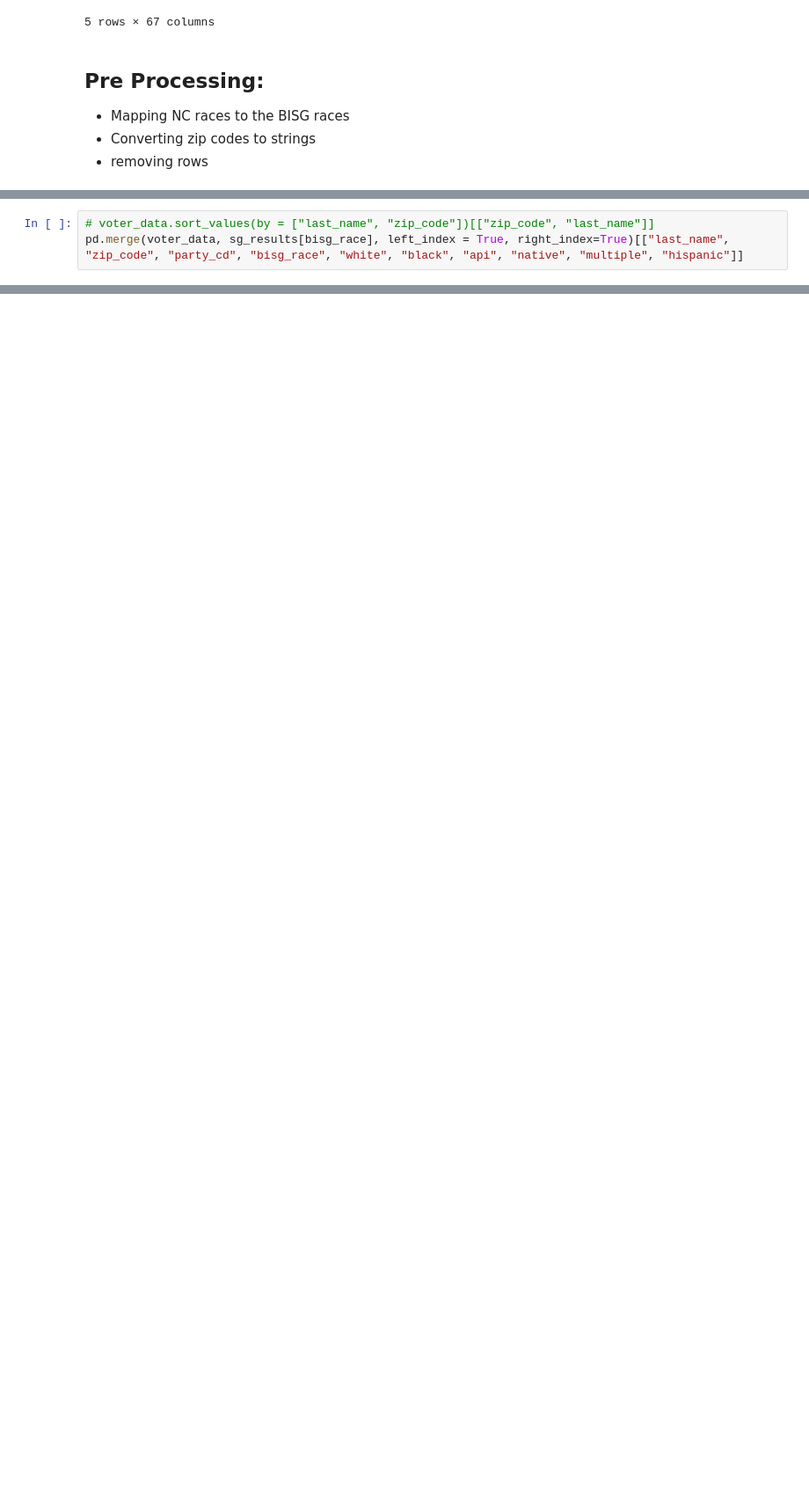
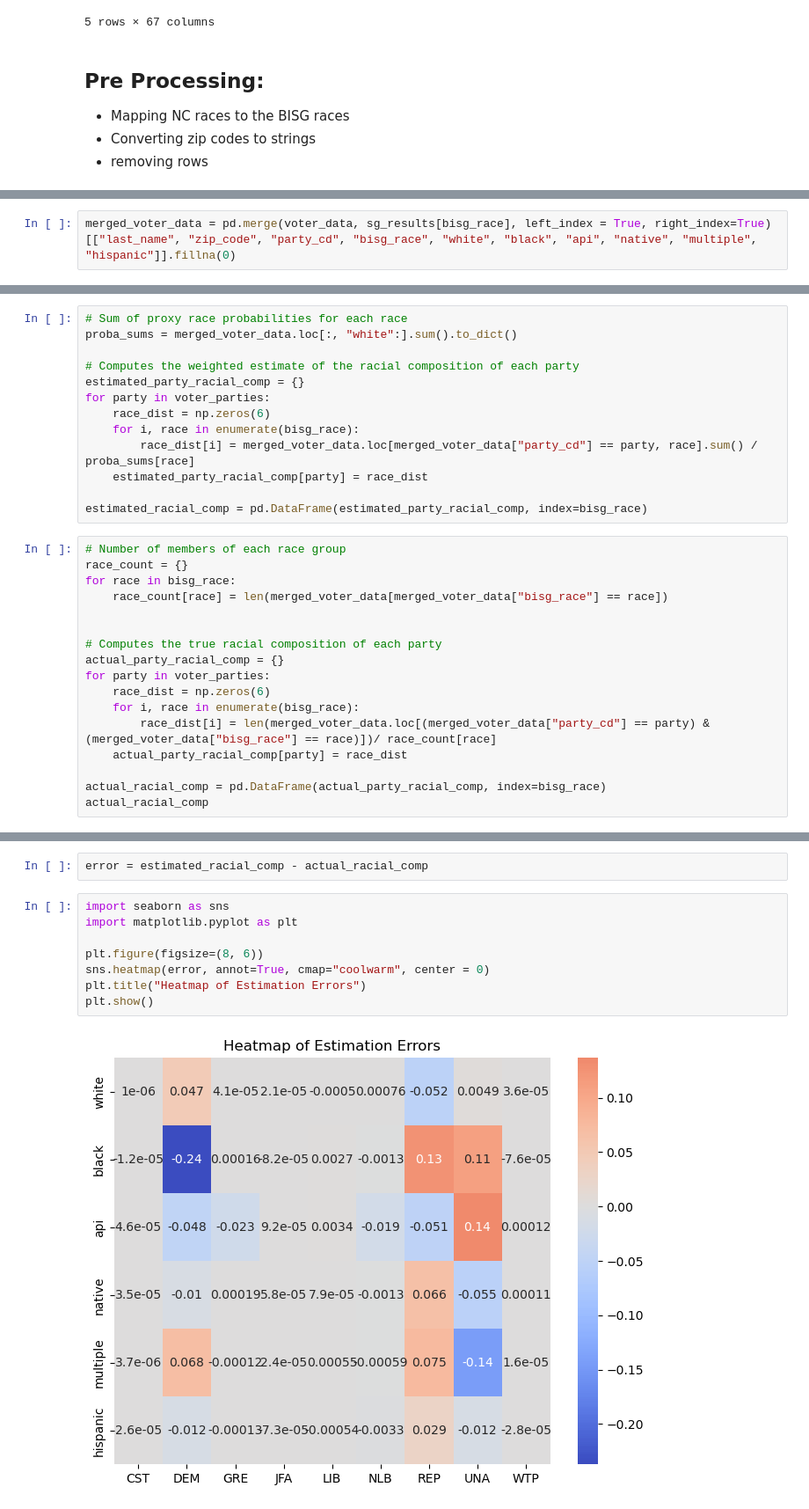
Before and after one commit to saminourji/BISGproject, a Jupyter notebook: src/BISG_North_Carolina_Voter_Registration_Analysis.ipynb, the cells around one changed output, grey strips where cells are left out. Shown at 88% size. Cells and saved outputs as stored; diff of their text form; blank space fills up the shorter version.

Commit message:
updated BISG class, added estimator and viz

```diff
--- a/src/BISG_North_Carolina_Voter_Registration_Analysis.ipynb
+++ b/src/BISG_North_Carolina_Voter_Registration_Analysis.ipynb
@@ -137,3 +125,2 @@ sg_results.sort_values(by = ["name", "zcta5"])
 # %%
-# voter_data.sort_values(by = ["last_name", "zip_code"])[["zip_code", "last_name"]]
-pd.merge(voter_data, sg_results[bisg_race], left_index = True, right_index=True)[["last_name", "zip_code", "party_cd", "bisg_race", "white", "black", "api", "native", "multiple", "hispanic"]]
+merged_voter_data = pd.merge(voter_data, sg_results[bisg_race], left_index = True, right_index=True)[["last_name", "zip_code", "party_cd", "bisg_race", "white", "black", "api", "native", "multiple", "hispanic"]].fillna(0)
@@ -171,0 +130,30 @@ for race in bisg_race:
+# %%
+# Sum of proxy race probabilities for each race
+proba_sums = merged_voter_data.loc[:, "white":].sum().to_dict()
+
+# Computes the weighted estimate of the racial composition of each party
+estimated_party_racial_comp = {}
+for party in voter_parties:
+    race_dist = np.zeros(6)
+    for i, race in enumerate(bisg_race):
+        race_dist[i] = merged_voter_data.loc[merged_voter_data["party_cd"] == party, race].sum() / proba_sums[race]
+    estimated_party_racial_comp[party] = race_dist
+
+estimated_racial_comp = pd.DataFrame(estimated_party_racial_comp, index=bisg_race)
+# %%
+# Number of members of each race group
+race_count = {}
+for race in bisg_race:
+    race_count[race] = len(merged_voter_data[merged_voter_data["bisg_race"] == race])
+
+
+# Computes the true racial composition of each party
+actual_party_racial_comp = {}
+for party in voter_parties:
+    race_dist = np.zeros(6)
+    for i, race in enumerate(bisg_race):
+        race_dist[i] = len(merged_voter_data.loc[(merged_voter_data["party_cd"] == party) & (merged_voter_data["bisg_race"] == race)])/ race_count[race]
+    actual_party_racial_comp[party] = race_dist
+
+actual_racial_comp = pd.DataFrame(actual_party_racial_comp, index=bisg_race)
+actual_racial_comp
@@ -171,0 +168,12 @@ for race in bisg_race:
+# %%
+error = estimated_racial_comp - actual_racial_comp
+# %%
+import seaborn as sns
+import matplotlib.pyplot as plt
+
+plt.figure(figsize=(8, 6))
+sns.heatmap(error, annot=True, cmap="coolwarm", center = 0)
+plt.title("Heatmap of Estimation Errors")
+plt.show()
+# %% [output]
+[figure, added]
```
Also changed, not shown: parts of 12 cells of this notebook, 3 other files.
